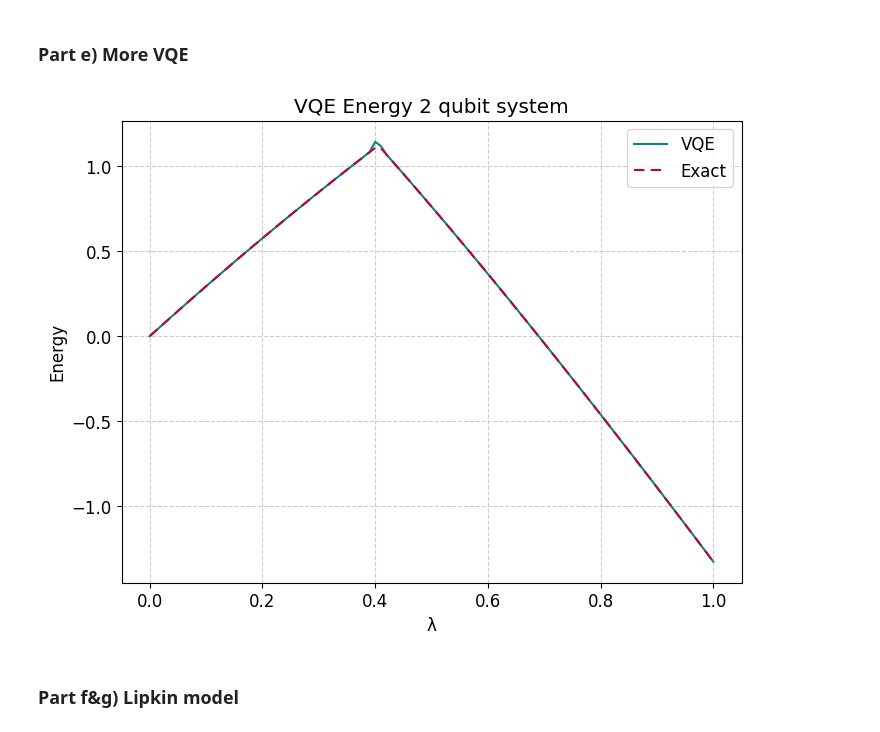
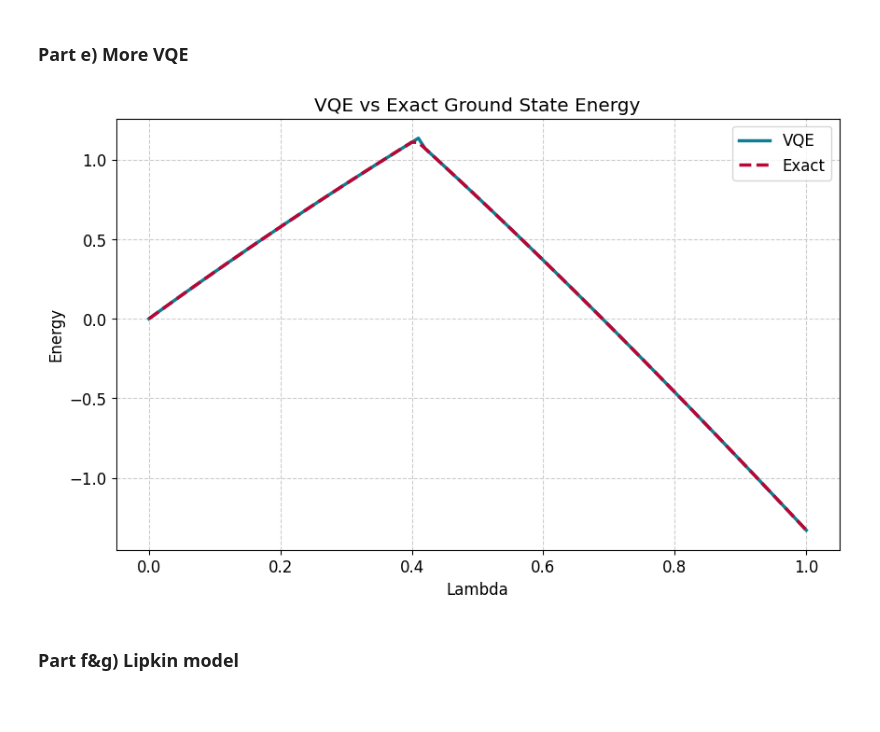
Before and after one commit to hishemok/FYS5419, a Jupyter notebook: Project_1/Project1.ipynb, the cells around one changed output. Drawn from its saved outputs; the diff is of its cells as text; code cells hidden in the pictures; blank space fills up the shorter version.

```diff
--- a/Project_1/Project1.ipynb
+++ b/Project_1/Project1.ipynb
@@ -491,63 +551,2 @@ plt.show()
 # %% [markdown]
 ### Part e) More VQE
-# %%
-# import itertools
-
-def ansatz_circuit(params: np.array) -> np.array:
-    """
-    Returns the state by the ansatz circuit
-    """
-    theta0, theta1, phi0, phi1 = params
-    state = q00
-
-
-    state = CNOT @ np.kron(R_y(phi0),R_y(phi1)) @ np.kron(R_x(theta0),R_x(theta1)) @ state
-
-    return state
-
-def exp_val(params: np.array, lam: float) -> float:
-    """
-    Returns the expectation value for a given set of parameters and lambda
-    """
-    psi = ansatz_circuit(params)
-    return np.real(psi.conj().T @ Hamiltonian(lam) @ psi)
-
-lam_vals = np.linspace(0,1,101)
-
-vqe_energies = np.zeros(len(lam_vals))
-
-
-eta = 0.1
-
-Niterations = 1000
-pi_2 = np.pi/2
-for i,l in enumerate(lam_vals):
-    params = np.random.rand(4)*np.pi
-    for j in range(Niterations):
-
-        grad = np.zeros(4)
-        eta = 0.1 / (1 + 0.001 * j)
-        for idx in range(len(params)):
-            angles = params.copy()
-            angles[idx] += pi_2
-            E_plus = exp_val(angles,l)
-            angles[idx] -= np.pi
-            E_minus = exp_val(angles,l)
-            grad[idx] = (E_plus - E_minus)/2
-
-        params -= eta*grad
-
-
-    vqe_energies[i] = exp_val(params,l)
-
-
-
-plt.plot(lam_vals, vqe_energies)
-plt.plot(lam_vals,eigenvalues[:,0],linestyle = (0,(5,3)))
-plt.legend(["VQE","Exact"])
-plt.xlabel("λ")
-plt.ylabel("Energy")
-plt.title("VQE Energy 2 qubit system")
-plt.show()
-# %% [output]
-[figure, removed]
@@ -554,3 +678,19 @@ plt.show()
+# %%
+lambdas = np.linspace(0, 1, 101)
+vqe_energies, exact_energies, optimal_params = run_vqe(lambdas, method="non_exact")
+
+# Plot results
+plt.figure(figsize=(10, 6))
+plt.plot(lambdas, vqe_energies, label='VQE',linewidth = 2.5)
+plt.plot(lambdas, exact_energies,linestyle="--", label='Exact',linewidth = 2.5)
+plt.xlabel('Lambda')
+plt.ylabel('Energy')
+plt.title('VQE vs Exact Ground State Energy')
+plt.legend()
+plt.grid(True)
+plt.show()
+# %% [output]
+[figure, added]
 # %% [markdown]
 ### Part f&g) Lipkin model
 # %%
```
Also changed, not shown: parts of 15 cells of this notebook, 19 other files.
